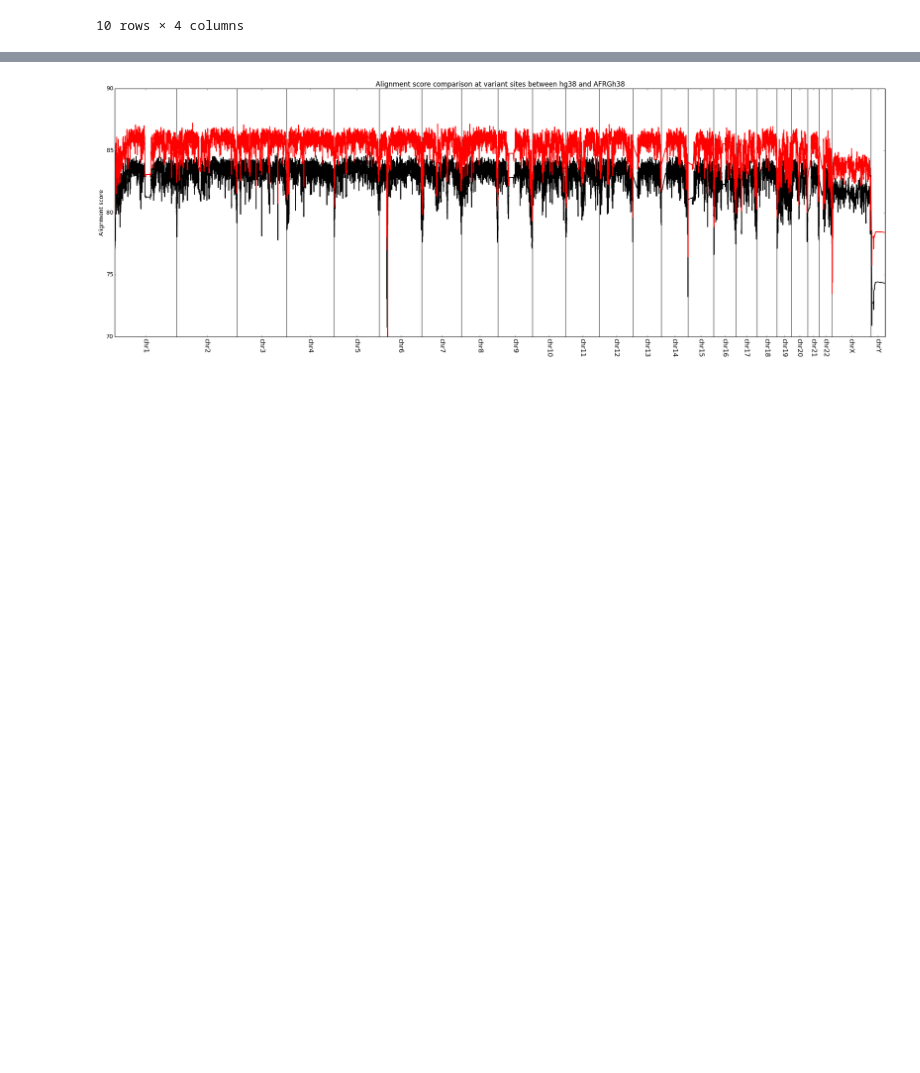
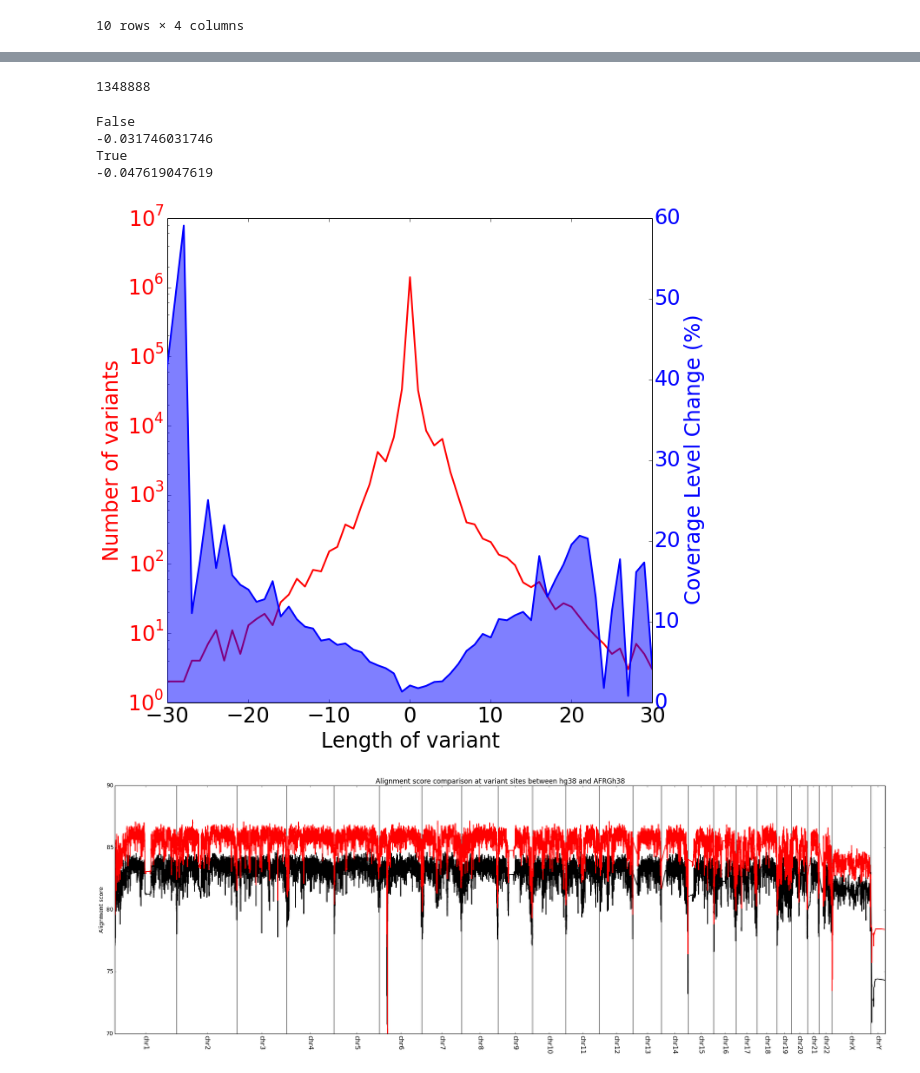
Before and after one commit to ryananeff/ipython-neff-davislab, a Jupyter notebook: comp_samples_support_ASHG.ipynb, the cells around one changed output, grey strips where cells are left out. Drawn from its saved outputs; the diff is of its cells as text; code cells hidden in the pictures; blank space fills up the shorter version.

```diff
--- a/comp_samples_support_ASHG.ipynb
+++ b/comp_samples_support_ASHG.ipynb
@@ -152,0 +181,4 @@ comp_stats
+# %%
+addvararr.set_index([addvararr[0], addvararr[1]], inplace=True)
+# %%
+mergedarr = pd.merge(addvararr, compaln_master2, left_index=True, right_index=True)
@@ -152,0 +199,7 @@ comp_stats
+# %%
+list_arr = []
+for name,group in mergedarr.groupby(mergedarr['length']):
+    outline = [name, len(group)]
+    outline.extend(group[['hg38_cov','AFRG_cov','hg38_mq','AFRG_mq','hg38_is','AFRG_is','hg38_ed','AFRG_ed','hg38_as','AFRG_as']].mean())
+    list_arr.append(outline)
+    print name, ";", len(group)
@@ -152,0 +224,4 @@ comp_stats
+# %%
+len(group_list)
+# %% [output]
+1348888
@@ -153,3 +232,44 @@ comp_stats
+# %%
+for name, group in mergedarr.groupby(mergedarr['twosnp']):
+    print name
+    print np.mean([a-b for a,b in zip(group['hg38_cov'], group['AFRG_cov'])])
+# %% [output]
+False
+-0.031746031746
+True
+-0.047619047619
+# %%
+list_pd = pd.DataFrame(list_arr)
+# %%
+rcParams['figure.figsize'] = (10, 10)
+rcParams['patch.edgecolor'] = 'blue'
+rcParams['figure.dpi'] = 300
+rcParams['font.size'] = 24
+rcParams['font.family'] = 'sans-serif'
+
+fig, ax1 = plt.subplots()
+
+ax1.plot(list_pd[0], list_pd[1], 'r')
+ax1.set_ylabel('Number of variants', color='r')
+ax1.set_xlabel('Length of variant')
+ax1.set_yscale('log')
+for tl in ax1.get_yticklabels():
+    tl.set_color('r')
+
+ax2 = ax1.twinx()
+ax2.plot(list_pd[0], [(((a-b)/6.76)*100) for a,b in zip(list_pd[3],list_pd[2])], color='b')
+ax2.set_xlabel('Length of variant')
+ax2.set_ylim([0,60])
+# Make the y-axis label and tick labels match the line color.
+ax2.set_ylabel('Coverage Level Change (%)', color='b')
+for tl in ax2.get_yticklabels():
+    tl.set_color('b')
+ax2.fill_between(list_pd[0], [(((a-b)/6.76)*100) for a,b in zip(list_pd[3],list_pd[2])],0,color='b', alpha='0.5')
+#plt.title('Coverage Level Increase of AFRG to GRCh38 at different variant lengths')
+plt.xlim([-30,30])
+plt.show()
+# %% [output]
+[figure, added]
 # %%
 # now, let's do some plots of all the data by chromosome. we're definitely looking for moving averages
 
```
Also changed, not shown: parts of 10 cells of this notebook.
